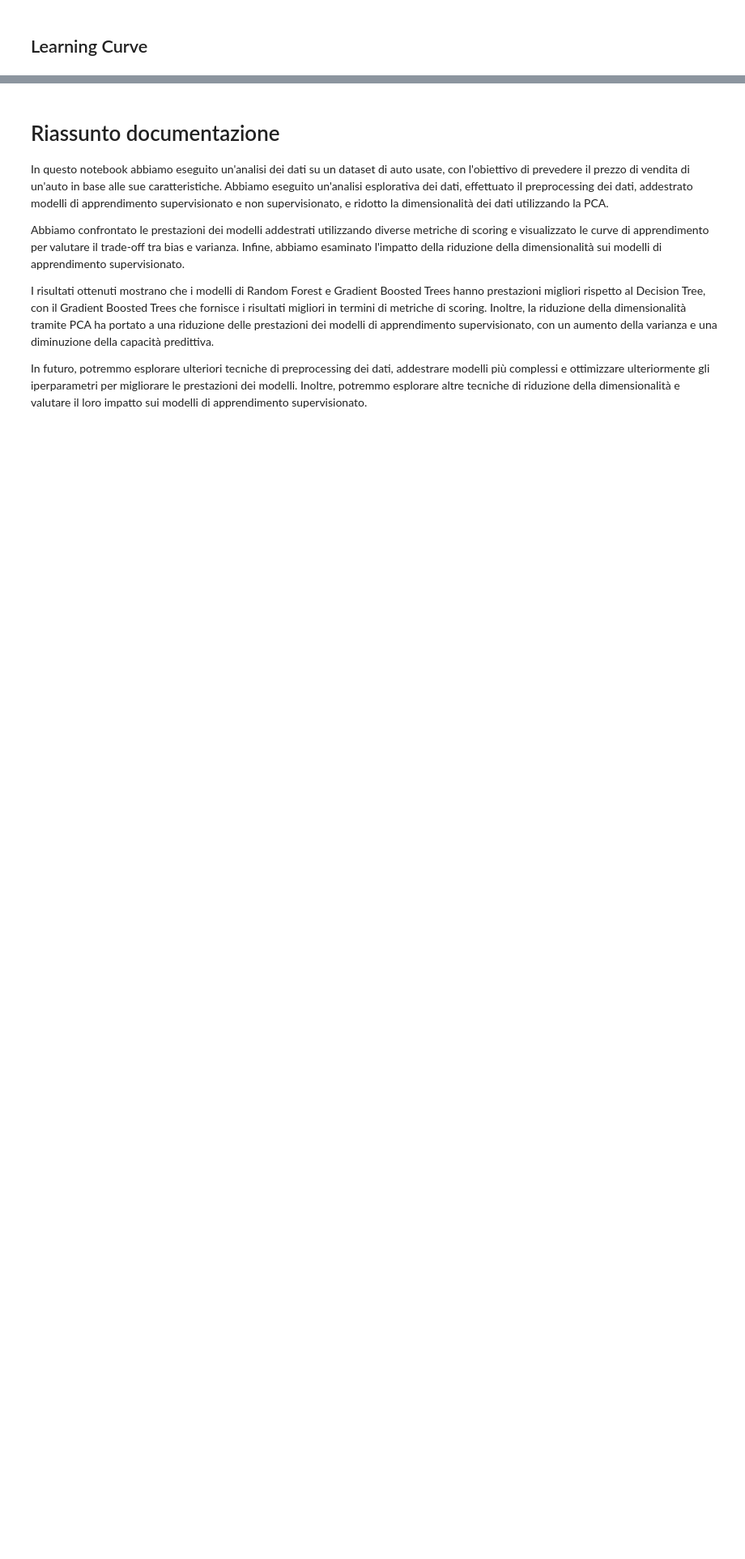
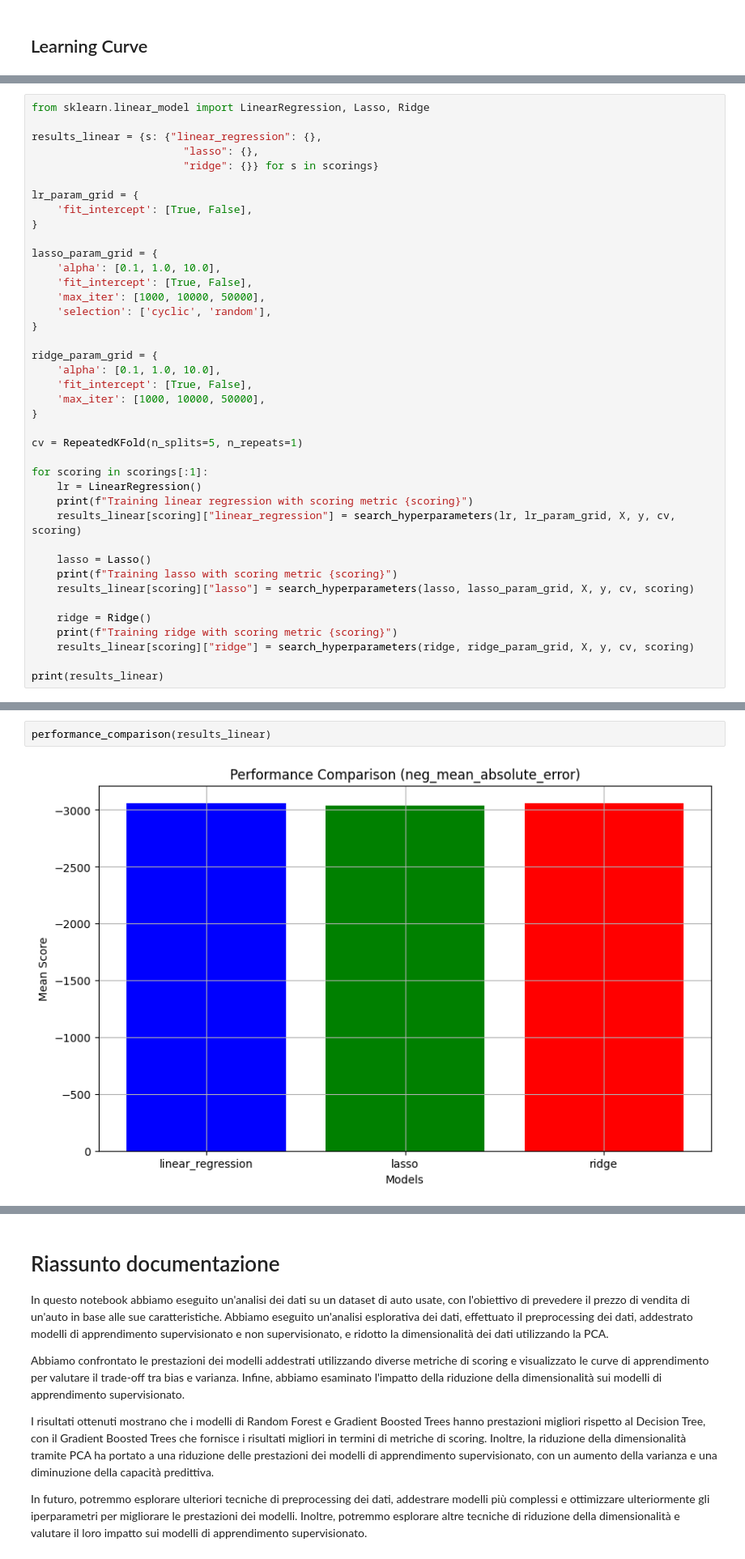
Before and after one commit to val-2/ICon, a Jupyter notebook: ICon/icon.ipynb, the cells around one changed output, grey strips where cells are left out. Shown: that part at 81% size. Cells and saved outputs as stored; diff of their text form; blank space fills up the shorter version.

```diff
--- a/ICon/icon.ipynb
+++ b/ICon/icon.ipynb
@@ -500,0 +464,40 @@ Saved Learning Curve (Gradient Boosted Trees, neg_root_mean_squared_error).png
+# %%
+from sklearn.linear_model import LinearRegression, Lasso, Ridge
+
+results_linear = {s: {"linear_regression": {},
+                        "lasso": {},
+                        "ridge": {}} for s in scorings}
+
+lr_param_grid = {
+    'fit_intercept': [True, False],
+}
+
+lasso_param_grid = {
+    'alpha': [0.1, 1.0, 10.0],
+    'fit_intercept': [True, False],
+    'max_iter': [1000, 10000, 50000],
+    'selection': ['cyclic', 'random'],
+}
+
+ridge_param_grid = {
+    'alpha': [0.1, 1.0, 10.0],
+    'fit_intercept': [True, False],
+    'max_iter': [1000, 10000, 50000],
+}
+
+cv = RepeatedKFold(n_splits=5, n_repeats=1)
+
+for scoring in scorings[:1]:
+    lr = LinearRegression()
+    print(f"Training linear regression with scoring metric {scoring}")
+    results_linear[scoring]["linear_regression"] = search_hyperparameters(lr, lr_param_grid, X, y, cv, scoring)
+
+    lasso = Lasso()
+    print(f"Training lasso with scoring metric {scoring}")
+    results_linear[scoring]["lasso"] = search_hyperparameters(lasso, lasso_param_grid, X, y, cv, scoring)
+
+    ridge = Ridge()
+    print(f"Training ridge with scoring metric {scoring}")
+    results_linear[scoring]["ridge"] = search_hyperparameters(ridge, ridge_param_grid, X, y, cv, scoring)
+
+print(results_linear)
@@ -500,0 +518,4 @@ Saved Learning Curve (Gradient Boosted Trees, neg_root_mean_squared_error).png
+# %%
+performance_comparison(results_linear)
+# %% [output]
+[figure, added]
```
Also changed, not shown: parts of 26 cells of this notebook, 7 other files.
